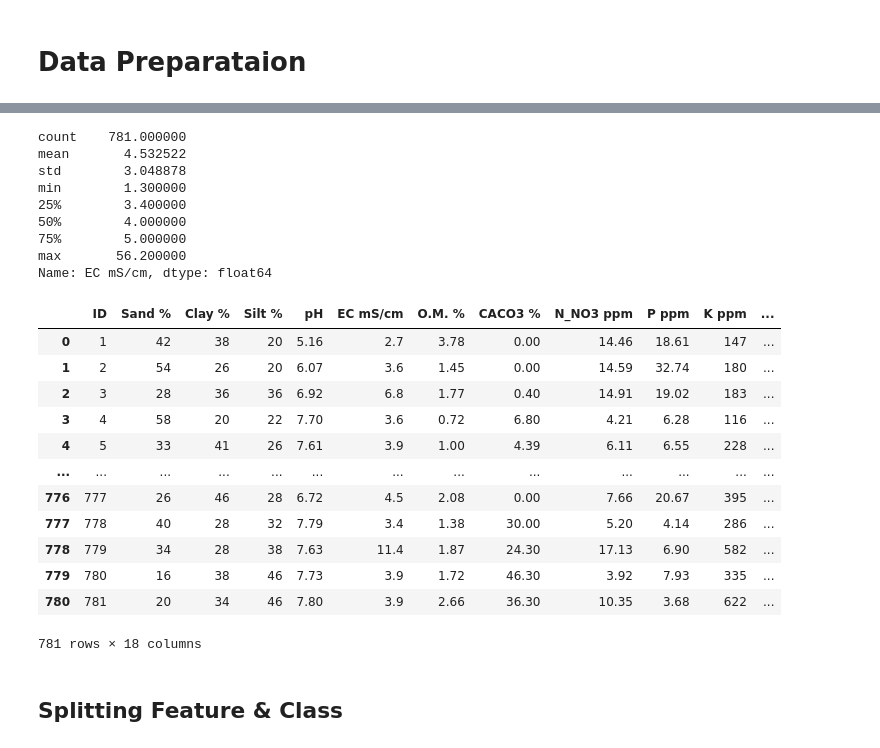
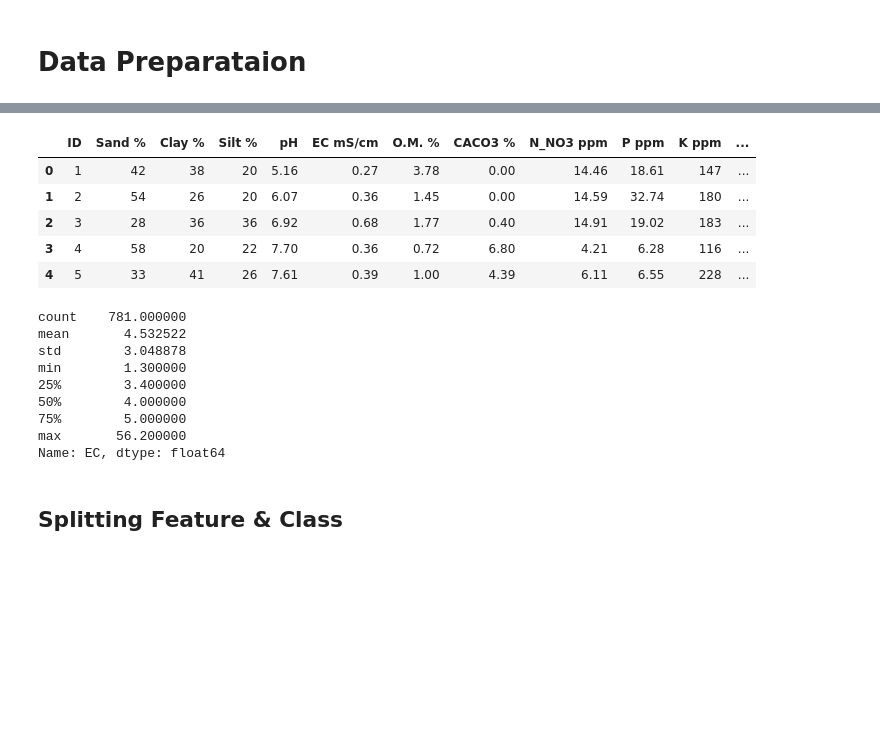
Before and after one commit to Rullyro/tubesandat, a Jupyter notebook: tubesanalisisdata.ipynb, the cells around one changed output, grey strips where cells are left out. Saved outputs shown, nothing was run; the diff lists cells and outputs as text; code cells hidden in the pictures; blank space fills up the shorter version.

```diff
--- a/tubesanalisisdata.ipynb
+++ b/tubesanalisisdata.ipynb
@@ -302,7 +461,16 @@ Tolak H0 sehingga Clay tidak sama dengan Sand
+# %%
+df.head()
+# %% [output]
+|  | ID | Sand % | Clay % | Silt % | pH | EC mS/cm | O.M. % | CACO3 % | N_NO3 ppm | P ppm | K ppm | ... |
+| 0 | 1 | 42 | 38 | 20 | 5.16 | 0.27 | 3.78 | 0.00 | 14.46 | 18.61 | 147 | ... |
+| 1 | 2 | 54 | 26 | 20 | 6.07 | 0.36 | 1.45 | 0.00 | 14.59 | 32.74 | 180 | ... |
+| 2 | 3 | 28 | 36 | 36 | 6.92 | 0.68 | 1.77 | 0.40 | 14.91 | 19.02 | 183 | ... |
+| 3 | 4 | 58 | 20 | 22 | 7.70 | 0.36 | 0.72 | 6.80 | 4.21 | 6.28 | 116 | ... |
+| 4 | 5 | 33 | 41 | 26 | 7.61 | 0.39 | 1.00 | 4.39 | 6.11 | 6.55 | 228 | ... |
 # %%
 # Konversi EC
-df['EC mS/cm']=df['EC mS/cm']*10
-df['EC mS/cm'].describe()
+df['EC']=df['EC']*10
+df['EC'].describe()
 # %% [output]
 count    781.000000
 mean       4.532522
@@ -312,23 +480,7 @@ min        1.300000
 50%        4.000000
 75%        5.000000
 max       56.200000
-Name: EC mS/cm, dtype: float64
+Name: EC, dtype: float64
-# %%
-df
-# %% [output]
-|  | ID | Sand % | Clay % | Silt % | pH | EC mS/cm | O.M. % | CACO3 % | N_NO3 ppm | P ppm | K ppm | ... |
-| 0 | 1 | 42 | 38 | 20 | 5.16 | 2.7 | 3.78 | 0.00 | 14.46 | 18.61 | 147 | ... |
-| 1 | 2 | 54 | 26 | 20 | 6.07 | 3.6 | 1.45 | 0.00 | 14.59 | 32.74 | 180 | ... |
-| 2 | 3 | 28 | 36 | 36 | 6.92 | 6.8 | 1.77 | 0.40 | 14.91 | 19.02 | 183 | ... |
-| 3 | 4 | 58 | 20 | 22 | 7.70 | 3.6 | 0.72 | 6.80 | 4.21 | 6.28 | 116 | ... |
-| 4 | 5 | 33 | 41 | 26 | 7.61 | 3.9 | 1.00 | 4.39 | 6.11 | 6.55 | 228 | ... |
-| ... | ... | ... | ... | ... | ... | ... | ... | ... | ... | ... | ... | ... |
-| 776 | 777 | 26 | 46 | 28 | 6.72 | 4.5 | 2.08 | 0.00 | 7.66 | 20.67 | 395 | ... |
-| 777 | 778 | 40 | 28 | 32 | 7.79 | 3.4 | 1.38 | 30.00 | 5.20 | 4.14 | 286 | ... |
-| 778 | 779 | 34 | 28 | 38 | 7.63 | 11.4 | 1.87 | 24.30 | 17.13 | 6.90 | 582 | ... |
-| 779 | 780 | 16 | 38 | 46 | 7.73 | 3.9 | 1.72 | 46.30 | 3.92 | 7.93 | 335 | ... |
-| 780 | 781 | 20 | 34 | 46 | 7.80 | 3.9 | 2.66 | 36.30 | 10.35 | 3.68 | 622 | ... |
-781 rows × 18 columns
 # %% [markdown]
 ## Splitting Feature & Class
 # %%
```
Also changed, not shown: parts of 14 cells of this notebook.
